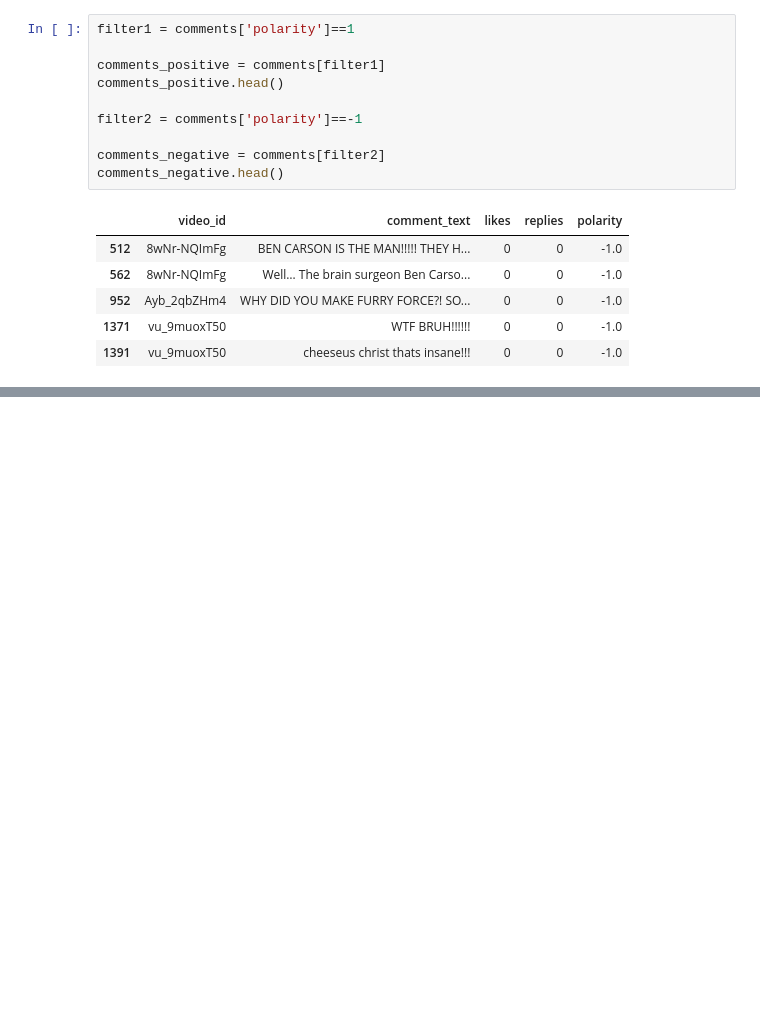
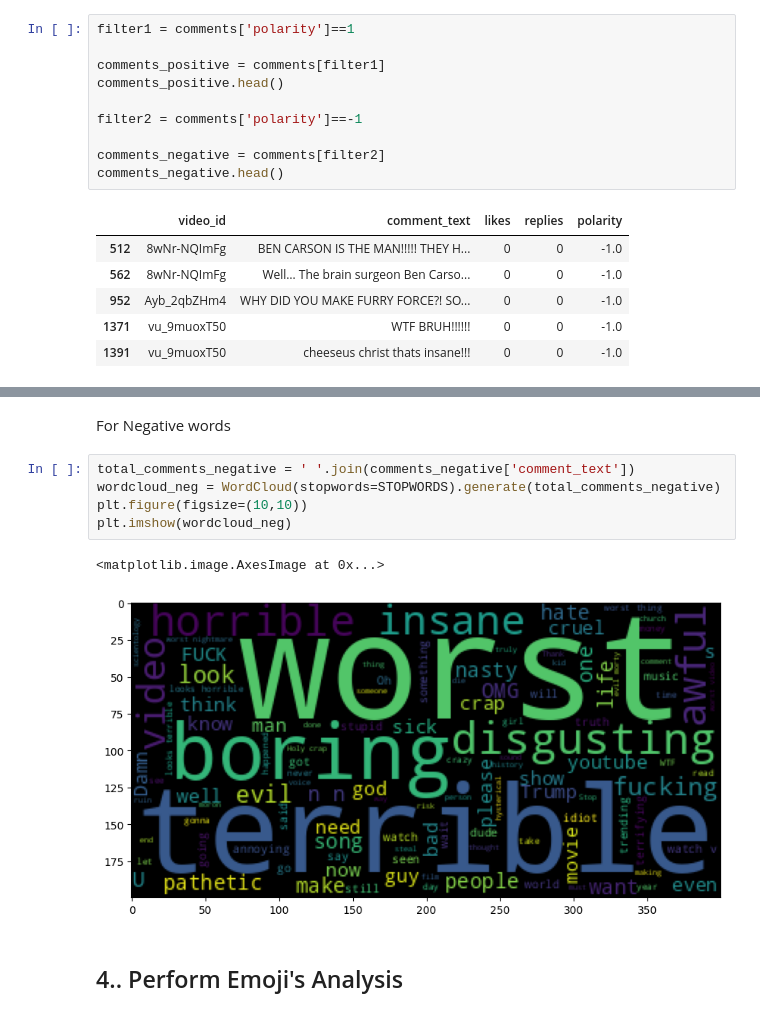
Before and after one commit to Ninja-draw-coder/PythonProjects, a Jupyter notebook: YouTube_SentimentAnalysis.ipynb, the cells around one changed output, grey strips where cells are left out. Saved outputs shown, nothing was run; the diff lists cells and outputs as text; blank space fills up the shorter version.

```diff
--- a/YouTube_SentimentAnalysis.ipynb
+++ b/YouTube_SentimentAnalysis.ipynb
@@ -108,0 +142,12 @@ comments_negative.head()
+# %% [markdown]
+For Negative words
+# %%
+total_comments_negative = ' '.join(comments_negative['comment_text'])
+wordcloud_neg = WordCloud(stopwords=STOPWORDS).generate(total_comments_negative)
+plt.figure(figsize=(10,10))
+plt.imshow(wordcloud_neg)
+# %% [output]
+<matplotlib.image.AxesImage at 0x...>
+[figure, added]
+# %% [markdown]
+## 4.. Perform Emoji's Analysis
```
Also changed, not shown: parts of 7 cells of this notebook.
